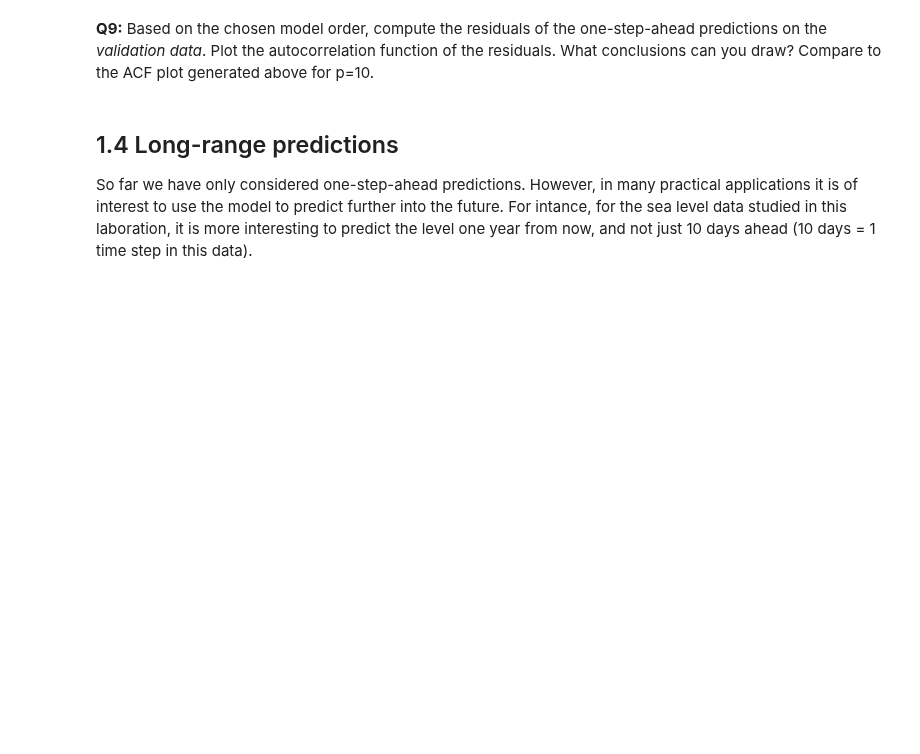
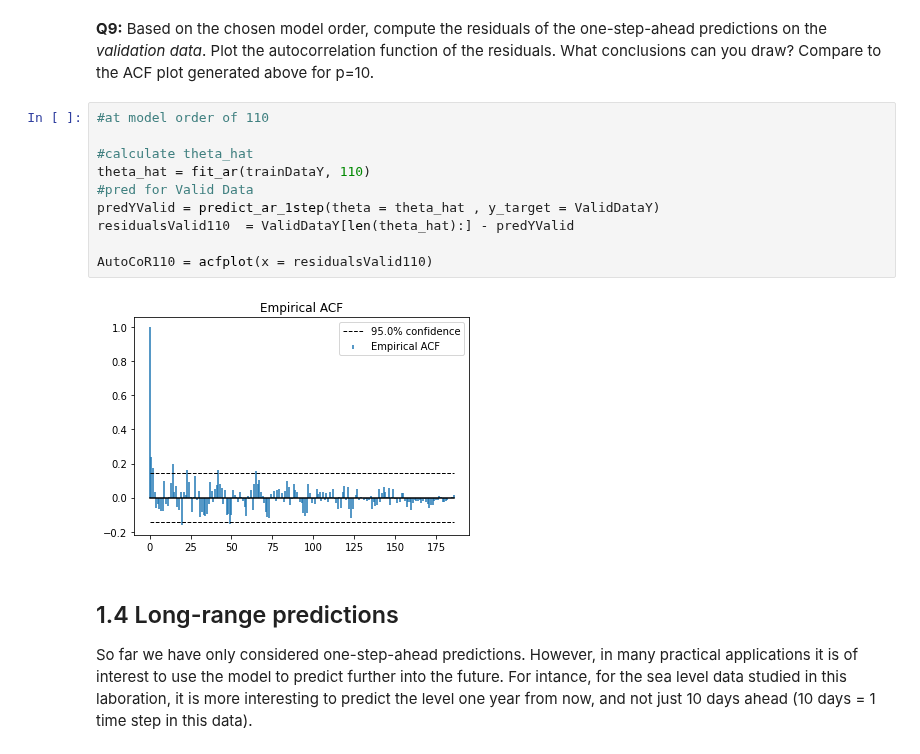
Before and after one commit to amannayak/Time-Series-and-Sequence-Analysis, a Jupyter notebook: Task1/tssl_lab1.ipynb, the cells around one changed output. Cells and saved outputs as stored; diff of their text form; blank space fills up the shorter version.

```diff
--- a/Task1/tssl_lab1.ipynb
+++ b/Task1/tssl_lab1.ipynb
@@ -250,5 +296,17 @@ _Note:_ There is no obvious "correct answer" to the second question, but you sti
 # %% [markdown]
 **Q9:** Based on the chosen model order, compute the residuals of the one-step-ahead predictions on the *validation data*. Plot the autocorrelation function of the residuals. What conclusions can you draw? Compare to the ACF plot generated above for p=10.
+# %%
+#at model order of 110
+
+#calculate theta_hat
+theta_hat = fit_ar(trainDataY, 110)
+#pred for Valid Data
+predYValid = predict_ar_1step(theta = theta_hat , y_target = ValidDataY)
+residualsValid110  = ValidDataY[len(theta_hat):] - predYValid
+
+AutoCoR110 = acfplot(x = residualsValid110)
+# %% [output]
+[figure, added]
 # %% [markdown]
 ## 1.4 Long-range predictions
 So far we have only considered one-step-ahead predictions. However, in many practical applications it is of interest to use the model to predict further into the future. For intance, for the sea level data studied in this laboration, it is more interesting to predict the level one year from now, and not just 10 days ahead (10 days = 1 time step in this data).
```
Also changed, not shown: parts of 5 cells of this notebook.
